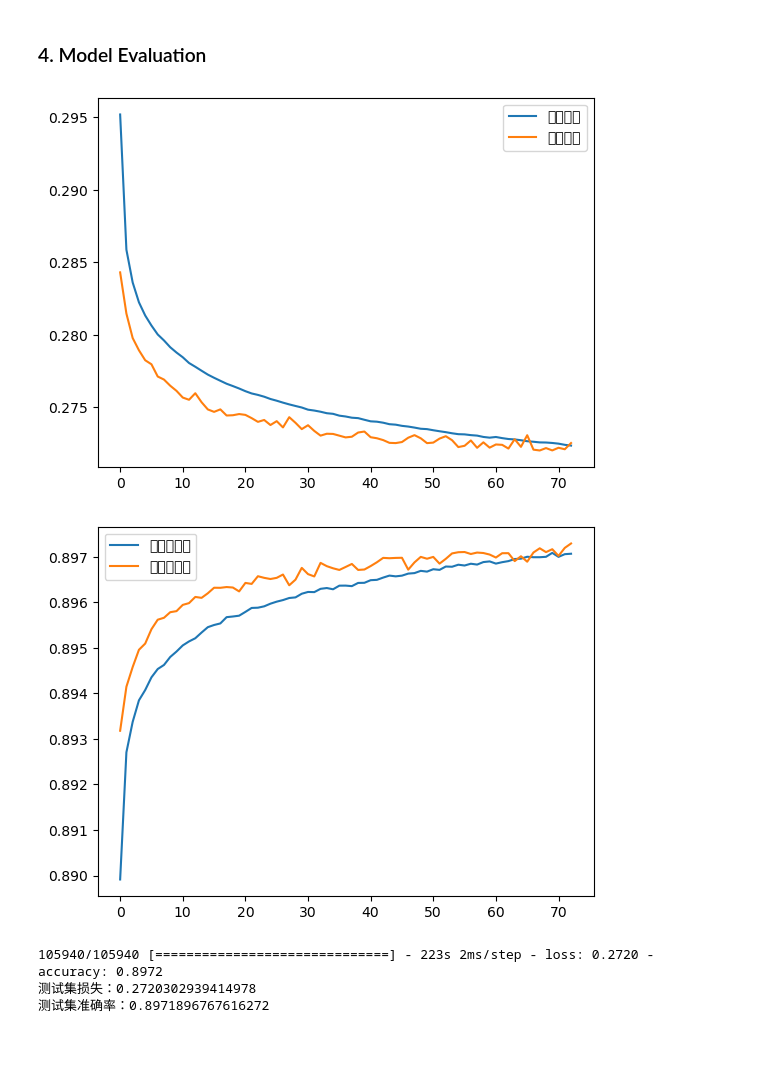
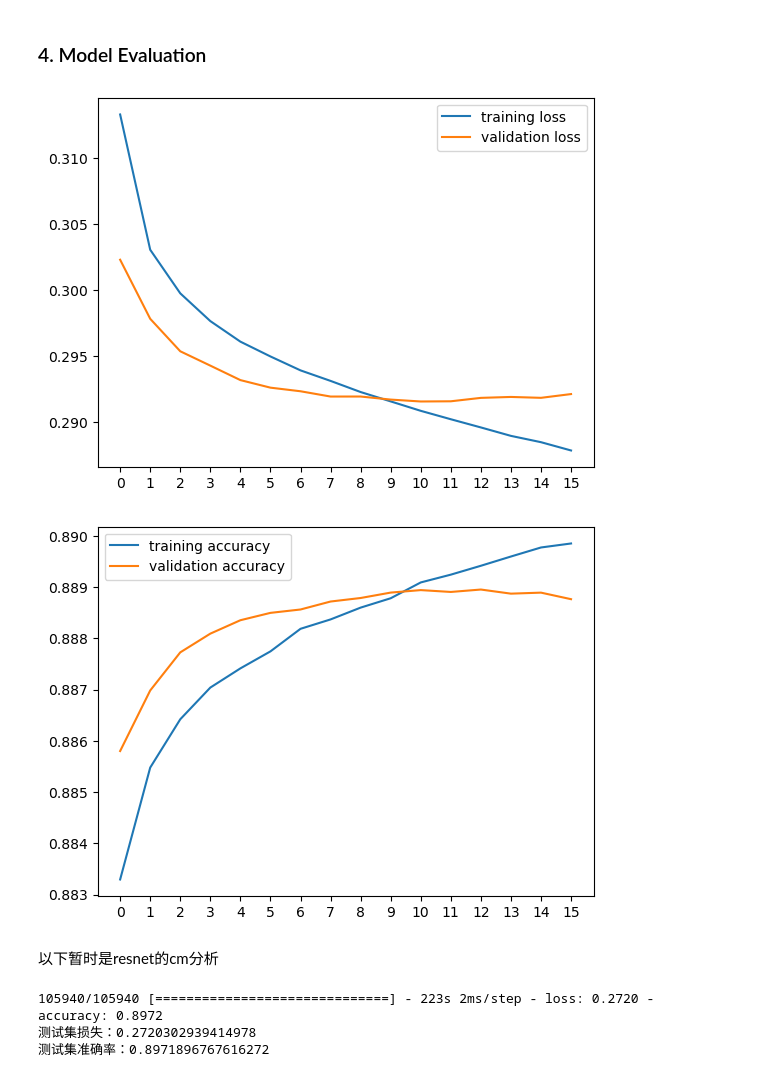
Before and after one commit to GinoShun/Steam-Game-Recommendation-System, a Jupyter notebook: notebook/train.ipynb, the cells around one changed output. Saved outputs shown, nothing was run; the diff lists cells and outputs as text; code cells hidden in the pictures; blank space fills up the shorter version.

Commit message:
update LSTM with strong actions

```diff
--- a/notebook/train.ipynb
+++ b/notebook/train.ipynb
@@ -630,0 +884,5 @@ X_sequences_scaled = X_scaled.reshape(-1, sequence_length, num_features)
+# %%
+sequence_length = X_sequences.shape[1]
+num_features = X_sequences.shape[2]
+print(f"Original shape: {X_sequences.shape}")
+X_sequences_scaled = X_scaled.reshape(-1, sequence_length, num_features)
@@ -663,7 +926,7 @@ np.save('../data/test/timeSeries/y_test.npy', y_test)
 ### 3. Model training
 # %%
 # read train and test data
-X_train = np.load('../data/train/timeSeries/X_train.npy')
-X_test = np.load('../data/test/timeSeries/X_test.npy')
-y_train = np.load('../data/train/timeSeries/y_train.npy')
-y_test = np.load('../data/test/timeSeries/y_test.npy')
+# X_train = np.load('../data/train/timeSeries_StrongAction/X_train.npy')
+X_test = np.load('../data/test/timeSeries_StrongAction/X_test.npy')
+# y_train = np.load('../data/train/timeSeries_StrongAction/y_train.npy')
+y_test = np.load('../data/test/timeSeries_StrongAction/y_test.npy')
@@ -909,11 +1213,12 @@ Epoch 73/100
 from keras.models import Sequential
 from keras.layers import LSTM, Dense, Dropout, Masking
 
-sequence_length = 3
+sequence_length = 10
 fill_value = -1
+num_features = 42
 
 model = Sequential()
-model.add(Masking(mask_value=fill_value, input_shape=(sequence_length, X_train.shape[2])))
+model.add(Masking(mask_value=fill_value, input_shape=(sequence_length, num_features)))
 model.add(LSTM(256, return_sequences=True))
 model.add(Dropout(0.5))
 model.add(LSTM(128))
@@ -946,12 +1251,11 @@ _________________________________________________________________
 from keras.callbacks import EarlyStopping, ModelCheckpoint
 
 early_stopping = EarlyStopping(monitor='val_loss', patience=5)
-model_checkpoint = ModelCheckpoint('best_lstm_model.h5', save_best_only=True, monitor='val_loss')
+model_checkpoint = ModelCheckpoint('best_lstm_model_with_strongActions.h5', save_best_only=True, monitor='val_loss')
 
-history = model.fit(X_train, y_train,
-                    validation_split=0.2,
+history = model.fit(train_generator,
                     epochs=50,
-                    batch_size=2048,
-                    callbacks=[early_stopping, model_checkpoint])
+                    callbacks=[early_stopping, model_checkpoint],
+                    validation_data=(X_test, y_test))
 # %% [output]
 Epoch 1/50
@@ -975,20 +1279,28 @@ Epoch 20/50
 ### 4. Model Evaluation
 # %%
 import matplotlib.pyplot as plt
-
+import numpy as np
 
 plt.plot(history.history['loss'], label='training loss')
 plt.plot(history.history['val_loss'], label='validation loss')
+
+plt.xticks(np.arange(0, len(history.history['loss']), step=1))
+
 plt.legend()
 plt.show()
 
 plt.plot(history.history['accuracy'], label='training accuracy')
 plt.plot(history.history['val_accuracy'], label='validation accuracy')
+
+plt.xticks(np.arange(0, len(history.history['accuracy']), step=1))
+
 plt.legend()
 plt.show()
 # %% [output]
-[figure, old version]
+[figure, new version]
-[figure, old version]
+[figure, new version]
+# %% [markdown]
+以下暂时是resnet的cm分析
 # %%
 # load best model
 from keras.models import load_model
```
Also changed, not shown: parts of 36 cells of this notebook, 4 other files.
